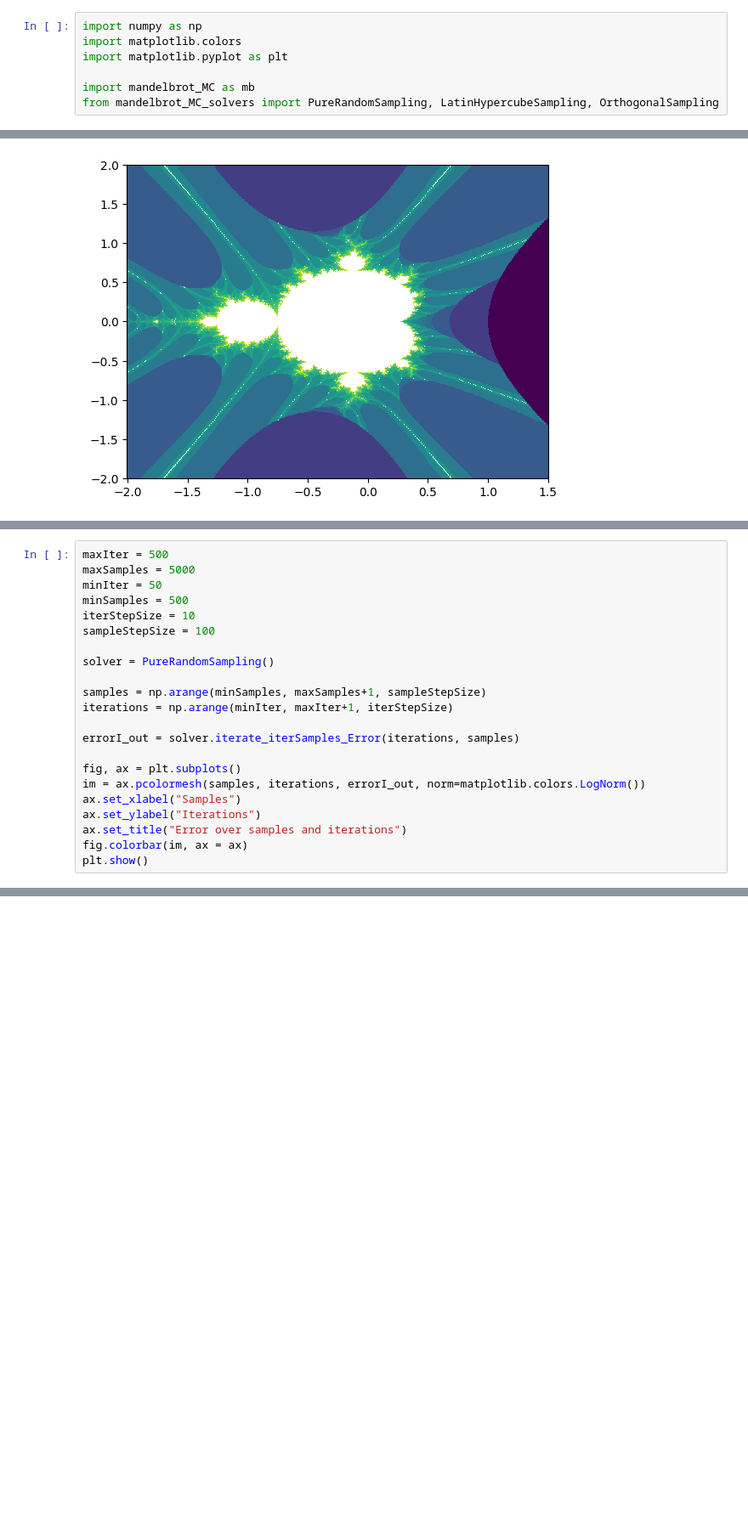
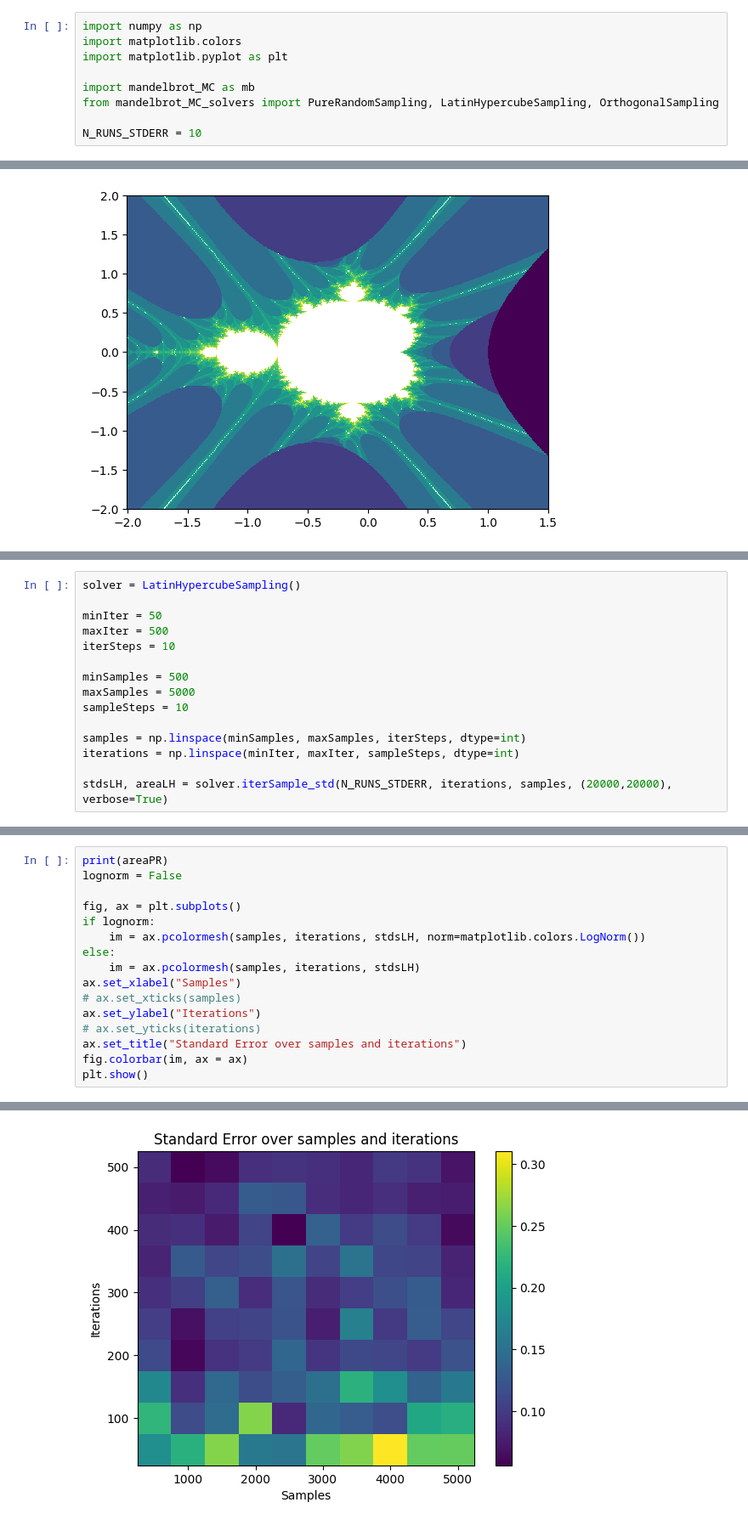
Before and after one commit to Kattelijn/Stochastic-Simulation, a Jupyter notebook: mandelbrot_MC_testPlots.ipynb, the cells around one changed output, grey strips where cells are left out. Shown at 85% size. Saved outputs shown, nothing was run; the diff lists cells and outputs as text; blank space fills up the shorter version.

```diff
--- a/mandelbrot_MC_testPlots.ipynb
+++ b/mandelbrot_MC_testPlots.ipynb
@@ -5,6 +5,8 @@ import matplotlib.pyplot as plt
 
 import mandelbrot_MC as mb
 from mandelbrot_MC_solvers import PureRandomSampling, LatinHypercubeSampling, OrthogonalSampling
+
+N_RUNS_STDERR = 10
 # %%
 xRes = 500
 yRes = 500
@@ -64,0 +135,15 @@ Area=1.4826
+# %%
+solver = LatinHypercubeSampling()
+
+minIter = 50
+maxIter = 500
+iterSteps = 10
+
+minSamples = 500
+maxSamples = 5000
+sampleSteps = 10
+
+samples = np.linspace(minSamples, maxSamples, iterSteps, dtype=int)
+iterations = np.linspace(minIter, maxIter, sampleSteps, dtype=int)
+
+stdsLH, areaLH = solver.iterSample_std(N_RUNS_STDERR, iterations, samples, (20000,20000), verbose=True)
@@ -65,23 +171,17 @@ Area=1.4826
 # %%
-maxIter = 500
-maxSamples = 5000
-minIter = 50
-minSamples = 500
-iterStepSize = 10
-sampleStepSize = 100
-
-solver = PureRandomSampling()
-
-samples = np.arange(minSamples, maxSamples+1, sampleStepSize)
-iterations = np.arange(minIter, maxIter+1, iterStepSize)
-
-errorI_out = solver.iterate_iterSamples_Error(iterations, samples)
+print(areaPR)
+lognorm = False
 
 fig, ax = plt.subplots()
-im = ax.pcolormesh(samples, iterations, errorI_out, norm=matplotlib.colors.LogNorm())
+if lognorm:
+    im = ax.pcolormesh(samples, iterations, stdsLH, norm=matplotlib.colors.LogNorm())
+else:
+    im = ax.pcolormesh(samples, iterations, stdsLH)
 ax.set_xlabel("Samples")
+# ax.set_xticks(samples)
 ax.set_ylabel("Iterations")
-ax.set_title("Error over samples and iterations")
+# ax.set_yticks(iterations)
+ax.set_title("Standard Error over samples and iterations")
 fig.colorbar(im, ax = ax)
 plt.show()
 # %% [output]
@@ -88,0 +189 @@ KeyboardInterrupt:
+[figure, added]
```
Also changed, not shown: parts of 19 cells of this notebook.
